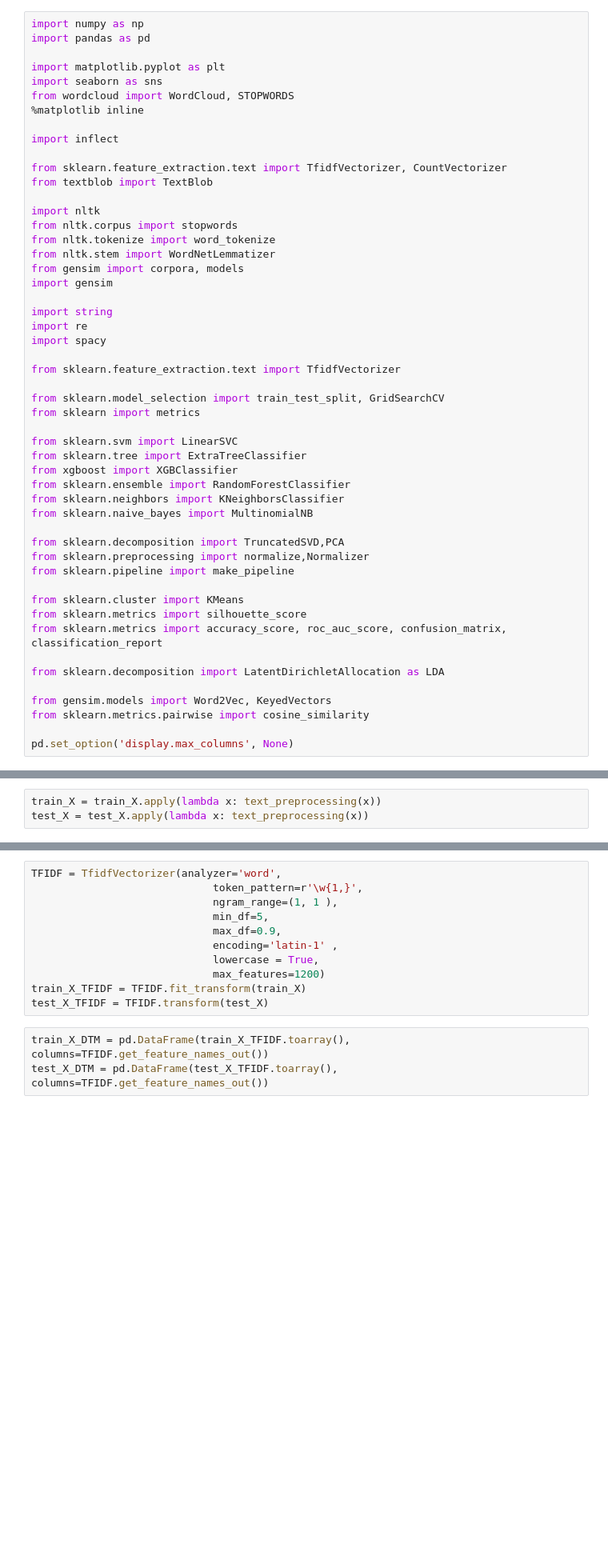
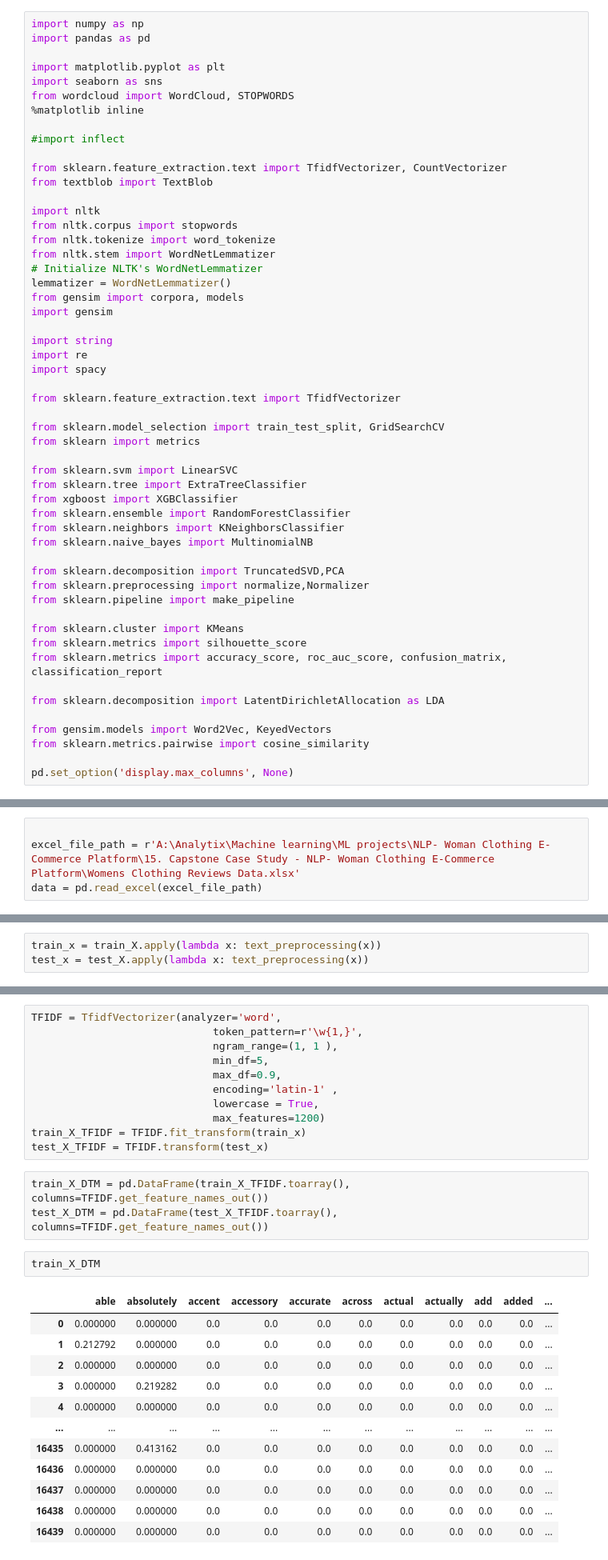
Before and after one commit to Singhpriyanshu2907/Women_clothing_Review_Analysis, a Jupyter notebook: research/NLP_Model.ipynb, the cells around one changed output, grey strips where cells are left out. Shown: that part at 80% size. Drawn from its saved outputs; the diff is of its cells as text; blank space fills up the shorter version.

```diff
--- a/research/NLP_Model.ipynb
+++ b/research/NLP_Model.ipynb
@@ -7,7 +7,7 @@ import seaborn as sns
 from wordcloud import WordCloud, STOPWORDS
 %matplotlib inline
 
-import inflect
+#import inflect
 
 from sklearn.feature_extraction.text import TfidfVectorizer, CountVectorizer
 from textblob import TextBlob
@@ -16,6 +16,8 @@ import nltk
 from nltk.corpus import stopwords
 from nltk.tokenize import word_tokenize
 from nltk.stem import WordNetLemmatizer
+# Initialize NLTK's WordNetLemmatizer
+lemmatizer = WordNetLemmatizer()
 from gensim import corpora, models
 import gensim
 
@@ -63,3 +60,7 @@ data = pd.read_excel(dataset_path+'/Womens Clothing Reviews Data.xlsx')
+# %%
+
+excel_file_path = r'A:\Analytix\Machine learning\ML projects\NLP- Woman Clothing E-Commerce Platform\15. Capstone Case Study - NLP- Woman Clothing E-Commerce Platform\Womens Clothing Reviews Data.xlsx'
+data = pd.read_excel(excel_file_path)
 # %%
 data.columns = data.columns.str.replace(' ', '_')
 # %%
@@ -584,3 +633,3 @@ train_X, test_X, train_Y, test_Y = train_test_split(X, Y, test_size=0.3, random_
 # %%
-train_X = train_X.apply(lambda x: text_preprocessing(x))
-test_X = test_X.apply(lambda x: text_preprocessing(x))
+train_x = train_X.apply(lambda x: text_preprocessing(x))
+test_x = test_X.apply(lambda x: text_preprocessing(x))
@@ -593,8 +646,23 @@ TFIDF = TfidfVectorizer(analyzer='word',
                              encoding='latin-1' ,
                              lowercase = True,
                              max_features=1200)
-train_X_TFIDF = TFIDF.fit_transform(train_X)
-test_X_TFIDF = TFIDF.transform(test_X)
+train_X_TFIDF = TFIDF.fit_transform(train_x)
+test_X_TFIDF = TFIDF.transform(test_x)
 # %%
 train_X_DTM = pd.DataFrame(train_X_TFIDF.toarray(), columns=TFIDF.get_feature_names_out())
 test_X_DTM = pd.DataFrame(test_X_TFIDF.toarray(), columns=TFIDF.get_feature_names_out())
+# %%
+train_X_DTM
+# %% [output]
+|  | able | absolutely | accent | accessory | accurate | across | actual | actually | add | added | ... |
+| 0 | 0.000000 | 0.000000 | 0.0 | 0.0 | 0.0 | 0.0 | 0.0 | 0.0 | 0.0 | 0.0 | ... |
+| 1 | 0.212792 | 0.000000 | 0.0 | 0.0 | 0.0 | 0.0 | 0.0 | 0.0 | 0.0 | 0.0 | ... |
+| 2 | 0.000000 | 0.000000 | 0.0 | 0.0 | 0.0 | 0.0 | 0.0 | 0.0 | 0.0 | 0.0 | ... |
+| 3 | 0.000000 | 0.219282 | 0.0 | 0.0 | 0.0 | 0.0 | 0.0 | 0.0 | 0.0 | 0.0 | ... |
+| 4 | 0.000000 | 0.000000 | 0.0 | 0.0 | 0.0 | 0.0 | 0.0 | 0.0 | 0.0 | 0.0 | ... |
+| ... | ... | ... | ... | ... | ... | ... | ... | ... | ... | ... | ... |
+| 16435 | 0.000000 | 0.413162 | 0.0 | 0.0 | 0.0 | 0.0 | 0.0 | 0.0 | 0.0 | 0.0 | ... |
+| 16436 | 0.000000 | 0.000000 | 0.0 | 0.0 | 0.0 | 0.0 | 0.0 | 0.0 | 0.0 | 0.0 | ... |
+| 16437 | 0.000000 | 0.000000 | 0.0 | 0.0 | 0.0 | 0.0 | 0.0 | 0.0 | 0.0 | 0.0 | ... |
+| 16438 | 0.000000 | 0.000000 | 0.0 | 0.0 | 0.0 | 0.0 | 0.0 | 0.0 | 0.0 | 0.0 | ... |
+| 16439 | 0.000000 | 0.000000 | 0.0 | 0.0 | 0.0 | 0.0 | 0.0 | 0.0 | 0.0 | 0.0 | ... |
```
Also changed, not shown: parts of 13 cells of this notebook, 10 other files.
